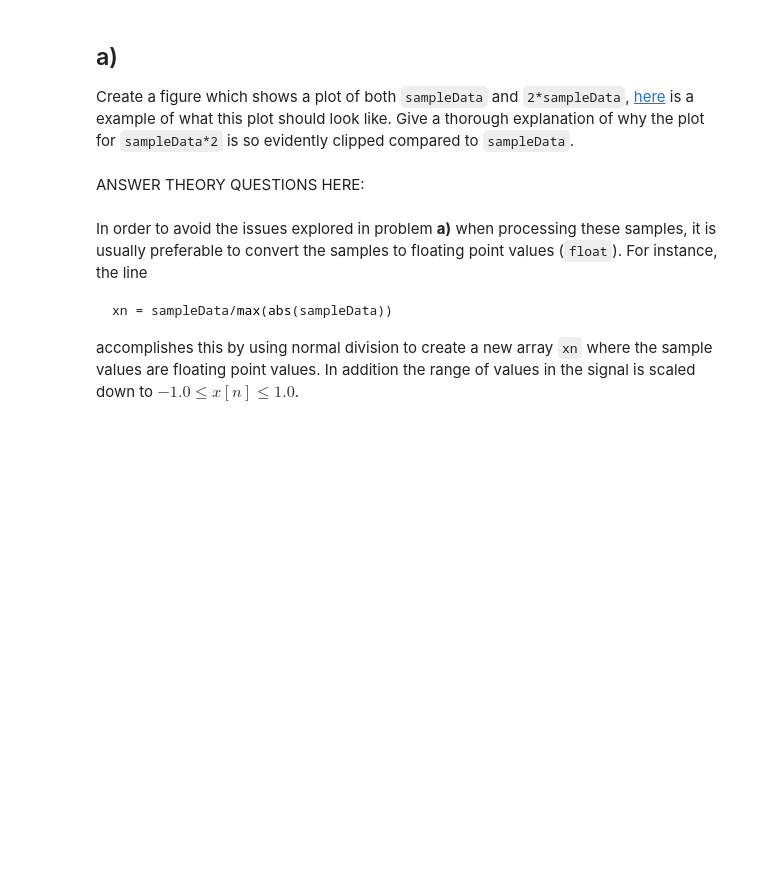
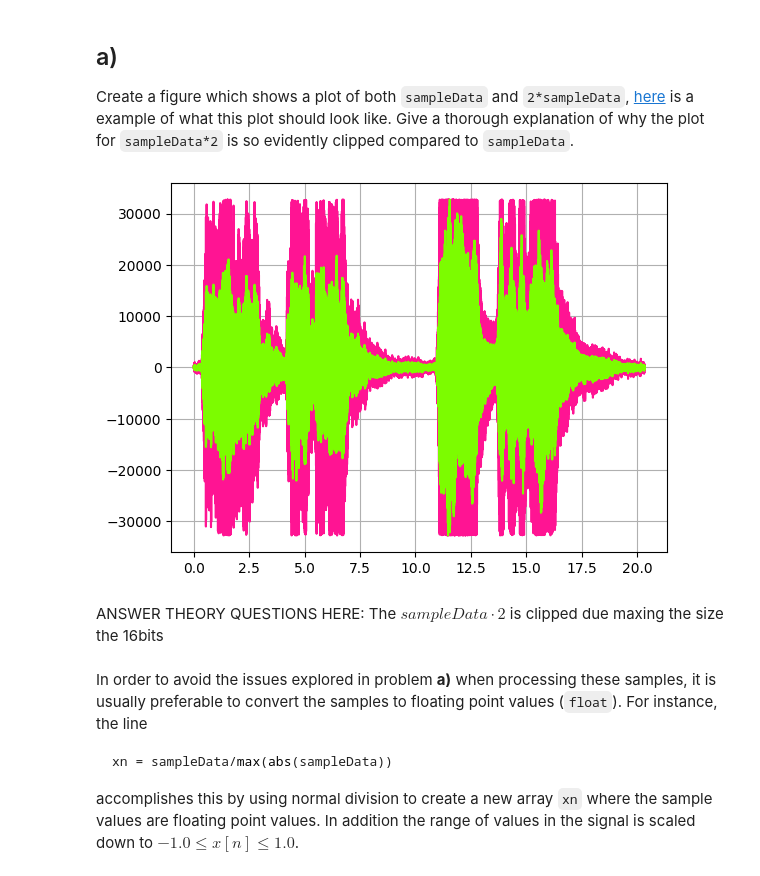
Before and after one commit to kaierih/AIS2201_Exercises, a Jupyter notebook: Exercise_1/2_processing_audio.ipynb, the cells around one changed output. Drawn from its saved outputs; the diff is of its cells as text; code cells hidden in the pictures; blank space fills up the shorter version.

````diff
--- a/Exercise_1/2_processing_audio.ipynb
+++ b/Exercise_1/2_processing_audio.ipynb
@@ -24,9 +26,21 @@ Processing audio typically involves subjecting the signal samples to som mathema
 
 Create a figure which shows a plot of both `sampleData` and `2*sampleData`, [here](Figures/audio_processing.png) is a example of what this plot should look like. Give a thorough explanation of why the plot for `sampleData*2` is so evidently clipped compared to `sampleData`.
 # %%
-# WRITE YOUR CODE HERE:
+x = np.arange(0,len(sampleData),1)
+customX = np.linspace(0,(len(sampleData)*1/fs),num=len(sampleData))
+
+import matplotlib.pyplot as plt
+
+fig, ax = plt.subplots()
+ax.plot(customX, sampleData*2, color="deeppink")
+ax.plot(customX, (sampleData), color="lawngreen")
+ax.grid()
+plt.show()
+# %% [output]
+[figure, added]
 # %% [markdown]
 ANSWER THEORY QUESTIONS HERE:
+The $sampleData \cdot 2$ is clipped due maxing the size the 16bits
 # %% [markdown]
 In order to avoid the issues explored in problem **a)** when processing these samples, it is usually preferable to convert the samples to floating point values (`float`). For instance, the line
 ```python
````
Also changed, not shown: parts of 7 cells of this notebook, 1 other file.
